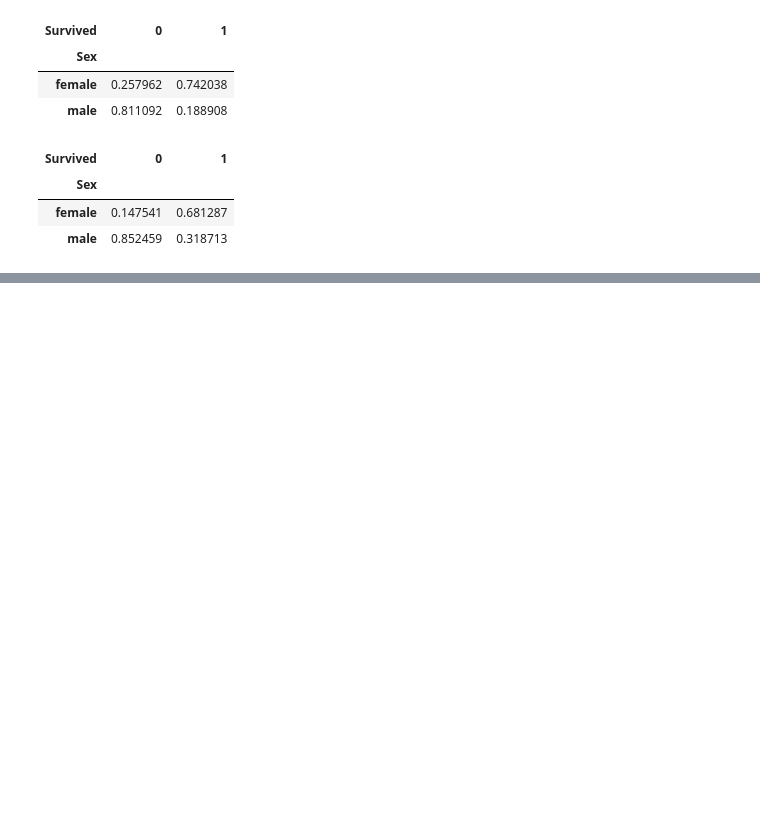
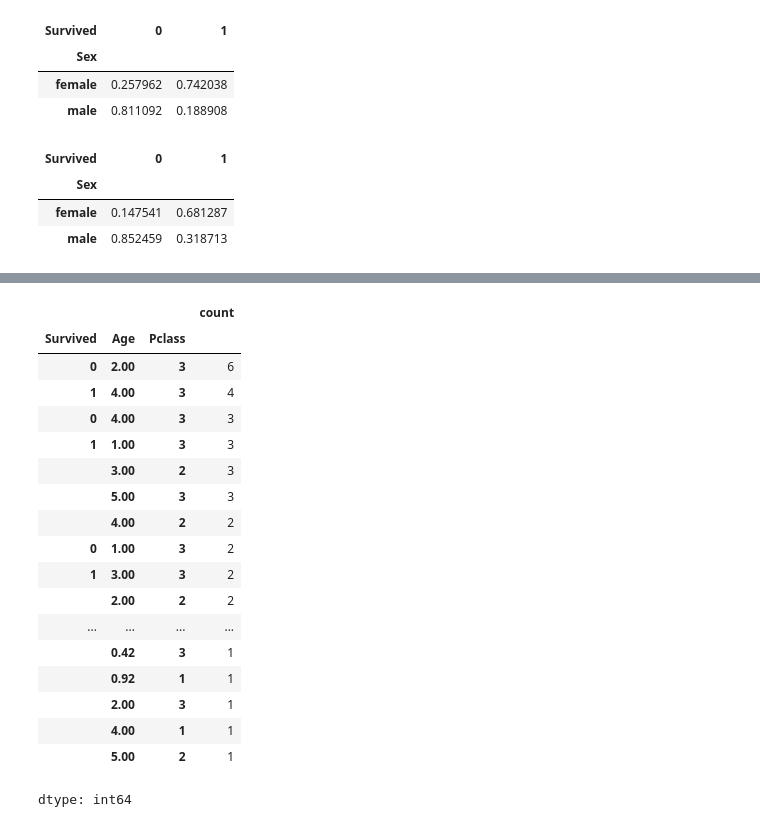
Before and after one commit to hosngholami/Learning, a Jupyter notebook: Pandas.ipynb, the cells around one changed output, grey strips where cells are left out. Saved outputs shown, nothing was run; the diff lists cells and outputs as text; code cells hidden in the pictures; blank space fills up the shorter version.

```diff
--- a/Pandas.ipynb
+++ b/Pandas.ipynb
@@ -141,3 +141,25 @@ data[data['Age'] <= 5][0:3]
 | 7 | 8 | 0 | 3 | Palsson, Master. Gosta Leonard | male | 2.0 | 3 | 1 | 349909 | 21.075 | ... |
 | 10 | 11 | 1 | 3 | Sandstrom, Miss. Marguerite Rut | female | 4.0 | 1 | 1 | PP 9549 | 16.700 | ... |
 | 16 | 17 | 0 | 3 | Rice, Master. Eugene | male | 2.0 | 4 | 1 | 382652 | 29.125 | ... |
+# %%
+data[data['Age'] <= 5][['Survived', 'Age', 'Pclass']].value_counts()
+# %% [output]
+|  |  |  | count |
+| Survived | Age | Pclass |  |
+| 0 | 2.00 | 3 | 6 |
+| 1 | 4.00 | 3 | 4 |
+| 0 | 4.00 | 3 | 3 |
+| 1 | 1.00 | 3 | 3 |
+|  | 3.00 | 2 | 3 |
+|  | 5.00 | 3 | 3 |
+|  | 4.00 | 2 | 2 |
+| 0 | 1.00 | 3 | 2 |
+| 1 | 3.00 | 3 | 2 |
+|  | 2.00 | 2 | 2 |
+| ... | ... | ... | ... |
+|  | 0.42 | 3 | 1 |
+|  | 0.92 | 1 | 1 |
+|  | 2.00 | 3 | 1 |
+|  | 4.00 | 1 | 1 |
+|  | 5.00 | 2 | 1 |
+dtype: int64
```
Also changed, not shown: parts of 3 cells of this notebook.
